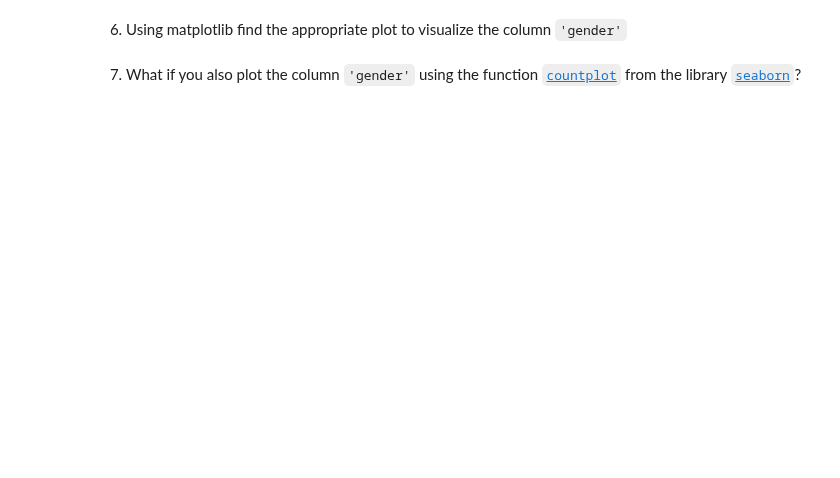
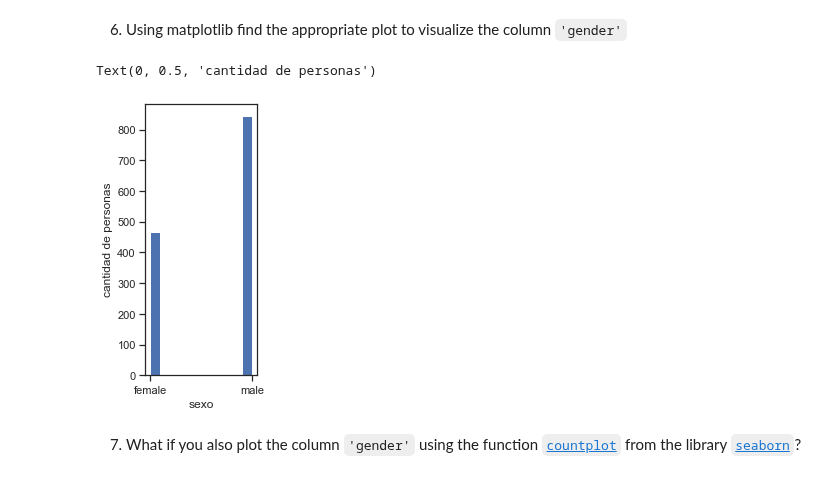
Before and after one commit to leo90rc/Leonardo.DataScience, a Jupyter notebook: week5_EDA_scraping_eda_summary/day5_sys_argparse_SQL_IV/Tarea_Titanic_Visualizacion_y_Pandas/2_Titanic-Visualisation.ipynb, the cells around one changed output. Saved outputs shown, nothing was run; the diff lists cells and outputs as text; code cells hidden in the pictures; blank space fills up the shorter version.

```diff
--- a/week5_EDA_scraping_eda_summary/day5_sys_argparse_SQL_IV/Tarea_Titanic_Visualizacion_y_Pandas/2_Titanic-Visualisation.ipynb
+++ b/week5_EDA_scraping_eda_summary/day5_sys_argparse_SQL_IV/Tarea_Titanic_Visualizacion_y_Pandas/2_Titanic-Visualisation.ipynb
@@ -73,2 +89,11 @@ Use `sns.histplot()` for that aim.
+# %%
+# your code here
+figura = plt.figure(figsize= (2,5))
+plt.hist(titanic.gender)
+plt.xlabel('sexo')
+plt.ylabel('cantidad de personas')
+# %% [output]
+Text(0, 0.5, 'cantidad de personas')
+[figure, added]
 # %% [markdown]
 7. What if you also plot the column `'gender'` using the function [`countplot`](https://seaborn.pydata.org/generated/seaborn.countplot.html) from the library [`seaborn`](https://seaborn.pydata.org/)?
```
Also changed, not shown: parts of 24 cells of this notebook, 14 other files.
